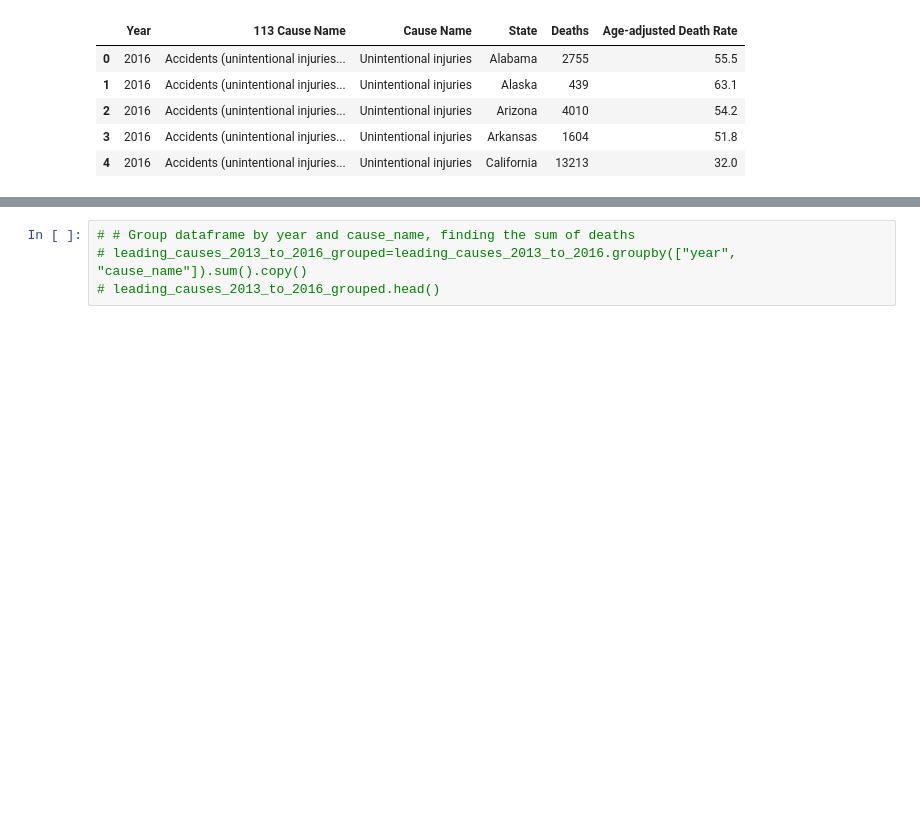
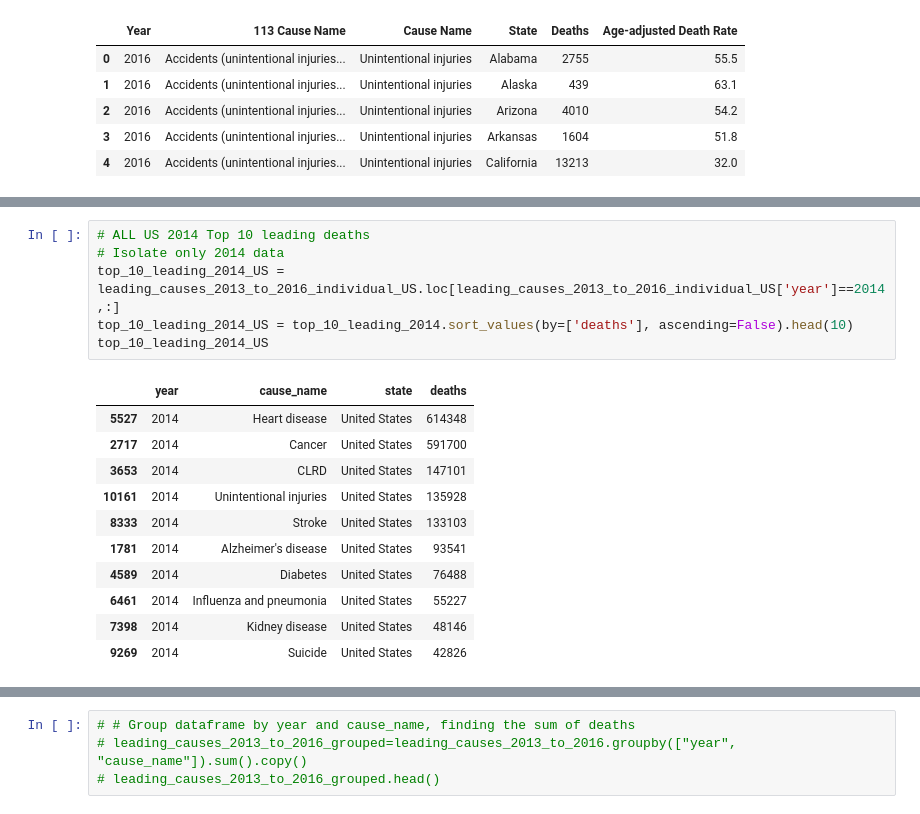
Before and after one commit to fnourz/ETL_Project, a Jupyter notebook: leading_causes_death_by_year.ipynb, the cells around one changed output, grey strips where cells are left out. Drawn from its saved outputs; the diff is of its cells as text; blank space fills up the shorter version.

```diff
--- a/leading_causes_death_by_year.ipynb
+++ b/leading_causes_death_by_year.ipynb
@@ -65,0 +106,18 @@ leading_causes_2013_to_2016.head()
+# %%
+# ALL US 2014 Top 10 leading deaths
+# Isolate only 2014 data
+top_10_leading_2014_US = leading_causes_2013_to_2016_individual_US.loc[leading_causes_2013_to_2016_individual_US['year']==2014,:]
+top_10_leading_2014_US = top_10_leading_2014.sort_values(by=['deaths'], ascending=False).head(10)
+top_10_leading_2014_US
+# %% [output]
+|  | year | cause_name | state | deaths |
+| 5527 | 2014 | Heart disease | United States | 614348 |
+| 2717 | 2014 | Cancer | United States | 591700 |
+| 3653 | 2014 | CLRD | United States | 147101 |
+| 10161 | 2014 | Unintentional injuries | United States | 135928 |
+| 8333 | 2014 | Stroke | United States | 133103 |
+| 1781 | 2014 | Alzheimer's disease | United States | 93541 |
+| 4589 | 2014 | Diabetes | United States | 76488 |
+| 6461 | 2014 | Influenza and pneumonia | United States | 55227 |
+| 7398 | 2014 | Kidney disease | United States | 48146 |
+| 9269 | 2014 | Suicide | United States | 42826 |
```
Also changed, not shown: parts of 15 cells of this notebook, 2 other files.
